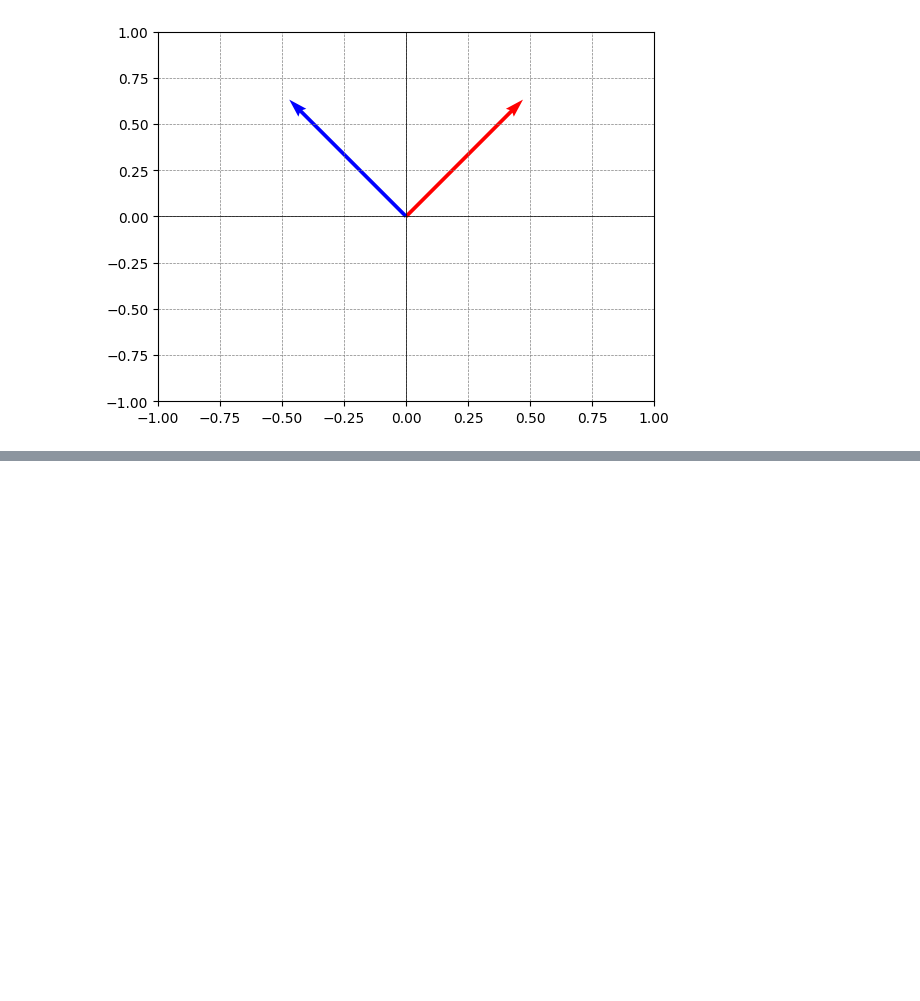
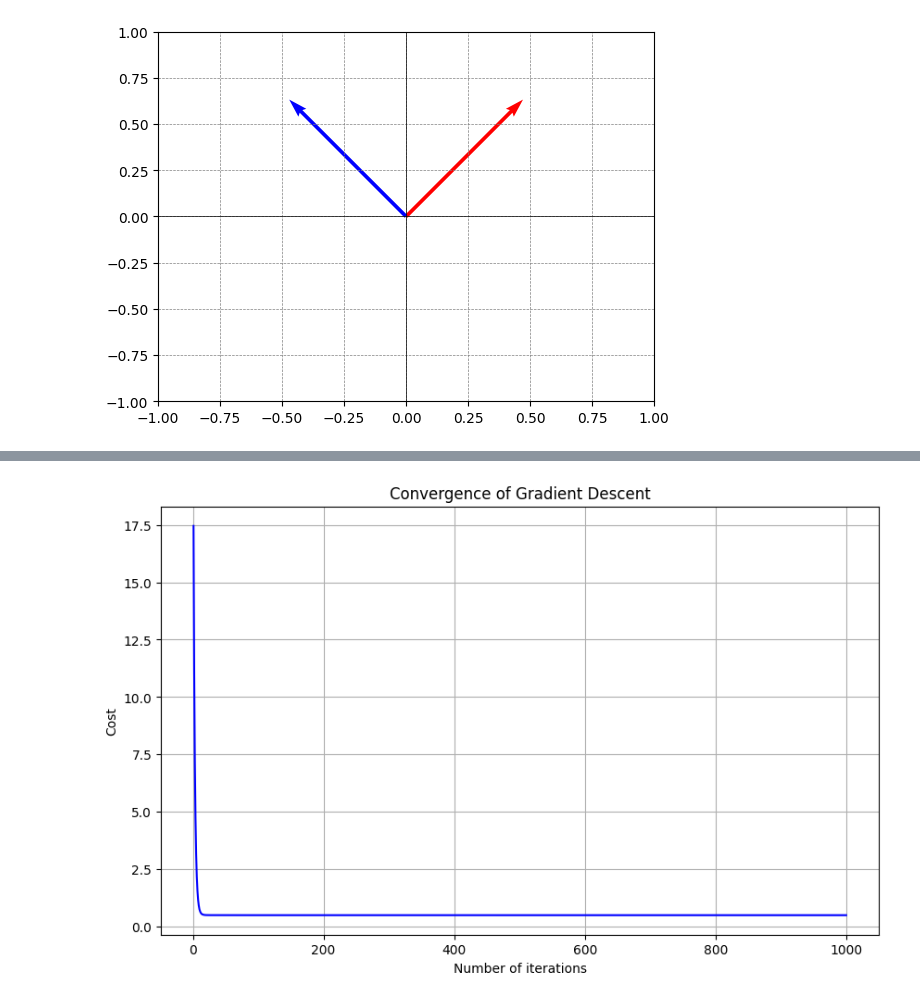
Before and after one commit to nthapa000/Machine_Learning_from_scratch, a Jupyter notebook: Module_1_Foundation_of_ML_AI/L2_LA_Calculus.ipynb, the cells around one changed output, grey strips where cells are left out. Drawn from its saved outputs; the diff is of its cells as text; code cells hidden in the pictures; blank space fills up the shorter version.

```diff
--- a/Module_1_Foundation_of_ML_AI/L2_LA_Calculus.ipynb
+++ b/Module_1_Foundation_of_ML_AI/L2_LA_Calculus.ipynb
@@ -197,0 +342,58 @@ Eigenvectors:
+# %%
+np.random.seed(0)
+
+X = 2 * np.random.rand(100, 1)
+y = 3 + 4 * X + np.random.randn(100,1)
+
+# Add a column of ones to X
+X_b = np.c_[np.ones((100, 1)), X]
+
+# compute the normal equation
+theta_best = np.linalg.inv(X_b.T.dot(X_b)).dot(X_b.T).dot(y)
+
+# define cost function
+def compute_cost(theta, X, y):
+    m = len(y)
+    cost = (1 / (2 * m)) * np.sum(np.square(X.dot(theta) - y))
+    return cost
+
+
+# define GD function
+def gradient_descent(X, y, theta, learning_rate, num_iterations):
+    m = len(y)
+    cost_history = np.zeros(num_iterations)
+
+    for i in range(num_iterations):
+
+        gradients = (1 / m) * X.T.dot(X.dot(theta) - y)
+
+        theta = theta - learning_rate * gradients
+
+        cost_history[i] = compute_cost(theta, X, y)
+
+    return theta, cost_history
+
+learning_rate = 0.1
+num_iterations = 1000
+
+# initialize theta to zero
+theta = np.zeros((2,1))
+
+# Run the gradient descent algorithm
+theta, cost_history = gradient_descent(X_b, y, theta, learning_rate, num_iterations)
+
+# plot the cost functions
+# Plot the cost function
+plt.rcParams["figure.figsize"] = (10, 6)
+
+plt.plot(range(1, num_iterations + 1), cost_history, color='b')
+
+plt.grid()
+
+plt.xlabel('Number of iterations')
+plt.ylabel('Cost')
+plt.title('Convergence of Gradient Descent')
+
+plt.show()
+# %% [output]
+[figure, added]
```
Also changed, not shown: parts of 22 cells of this notebook, 2 other files.
